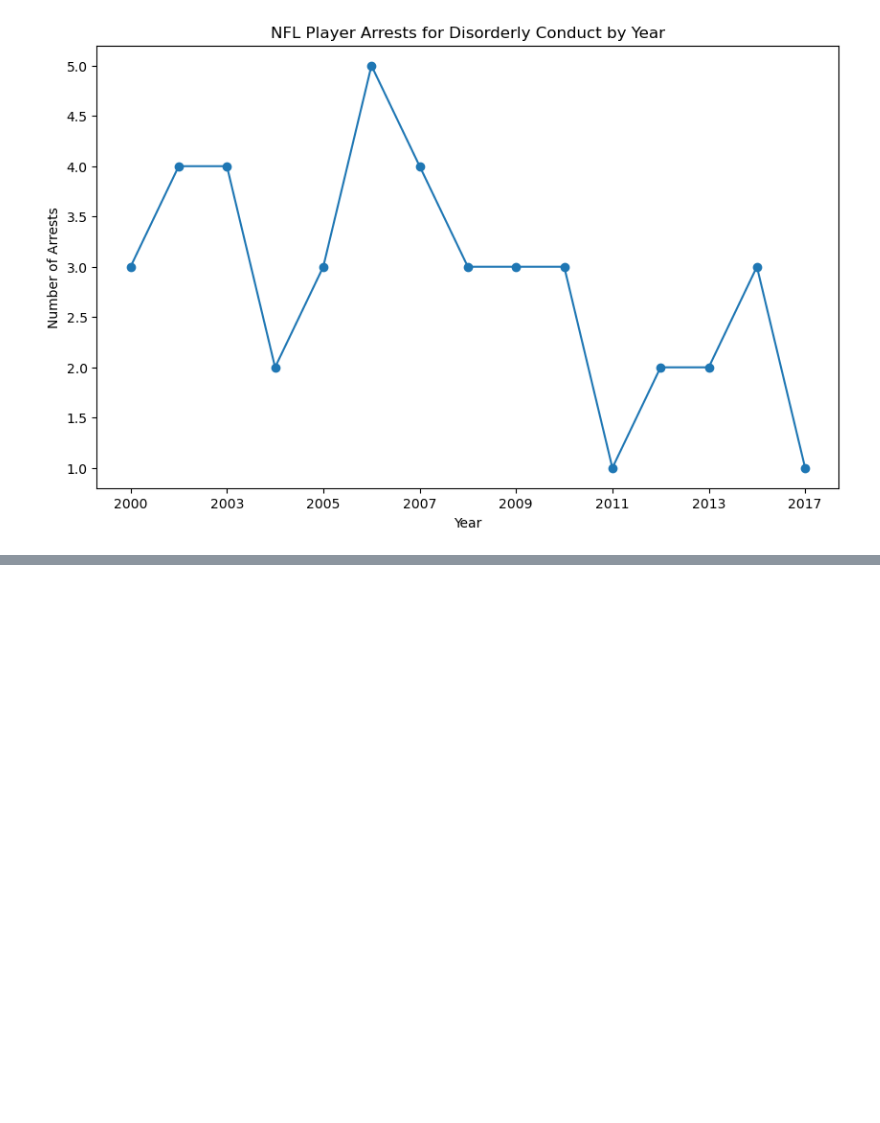
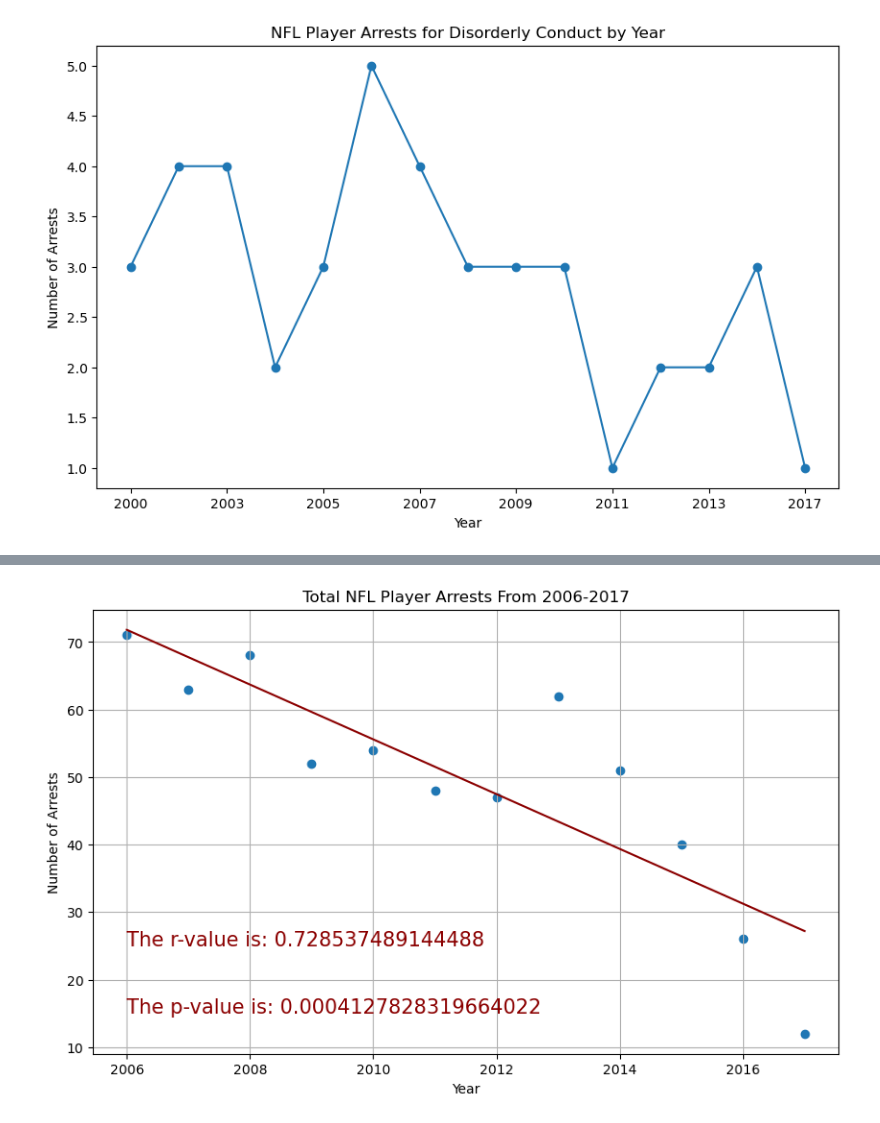
Before and after one commit to jystyn/nfl_arrest_analysis, a Jupyter notebook: 01_charts.ipynb, the cells around one changed output, grey strips where cells are left out. Saved outputs shown, nothing was run; the diff lists cells and outputs as text; code cells hidden in the pictures; blank space fills up the shorter version.

Commit message:
Regression Addition

```diff
--- a/01_charts.ipynb
+++ b/01_charts.ipynb
@@ -134,0 +153,21 @@ plt.show()
+# %%
+# Linear Regression Line
+slope, intercept, rvalue, pvalue, stderr = linregress(arrests_by_year_filtered.index, arrests_by_year_filtered.values)
+regress_values = slope * arrests_by_year_filtered.index + intercept
+line_eq = line_eq = "y = " + str(round(slope,2)) + "x +" + str(round(intercept,2))
+coordinates1 = (2006, 25)
+coordinates2 = (2006, 15)
+rv = (rvalue **2)
+
+plt.figure(figsize=(10, 6))
+plt.scatter(arrests_by_year_filtered.index, arrests_by_year_filtered.values)
+plt.plot(arrests_by_year_filtered.index, regress_values, "darkred")
+plt.annotate(f"The r-value is: {rv}", coordinates1, fontsize=15, color='darkred')
+plt.annotate(f"The p-value is: {pvalue}", coordinates2, fontsize=15, color='darkred')
+plt.title('Total NFL Player Arrests From 2006-2017')
+plt.xlabel('Year')
+plt.ylabel('Number of Arrests')
+plt.grid(True)
+plt.show()
+# %% [output]
+[figure, added]
```
Also changed, not shown: parts of 2 cells of this notebook.
